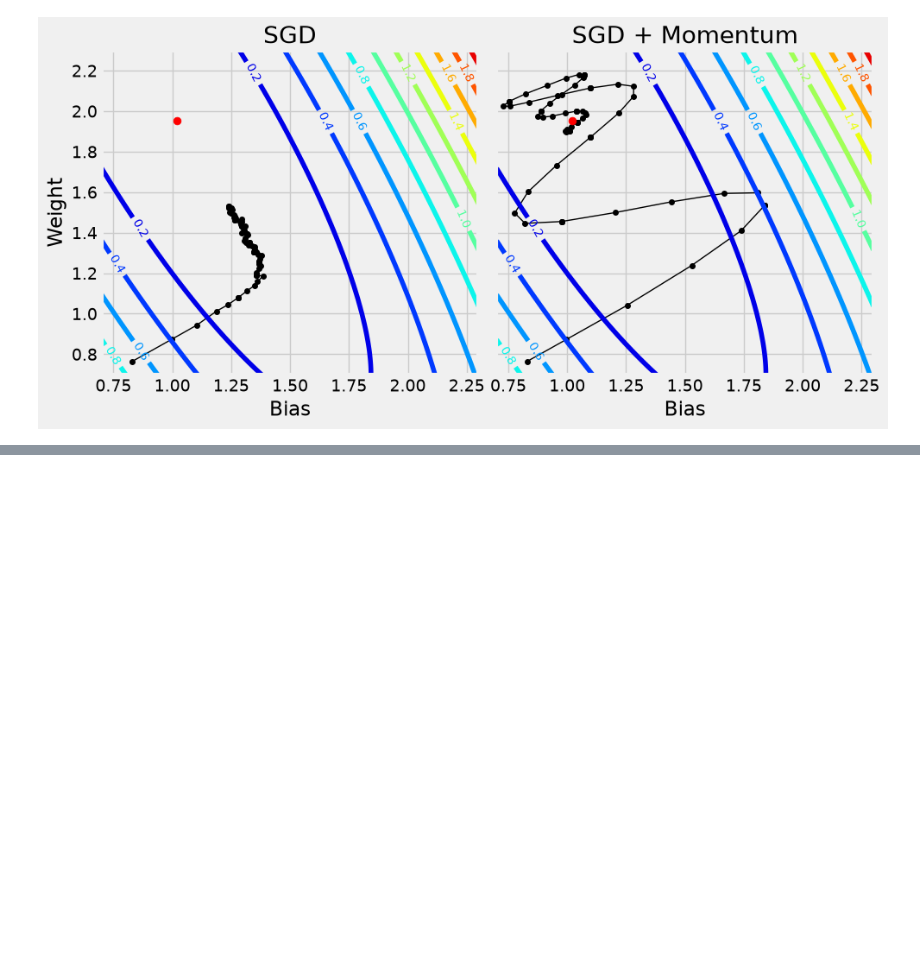
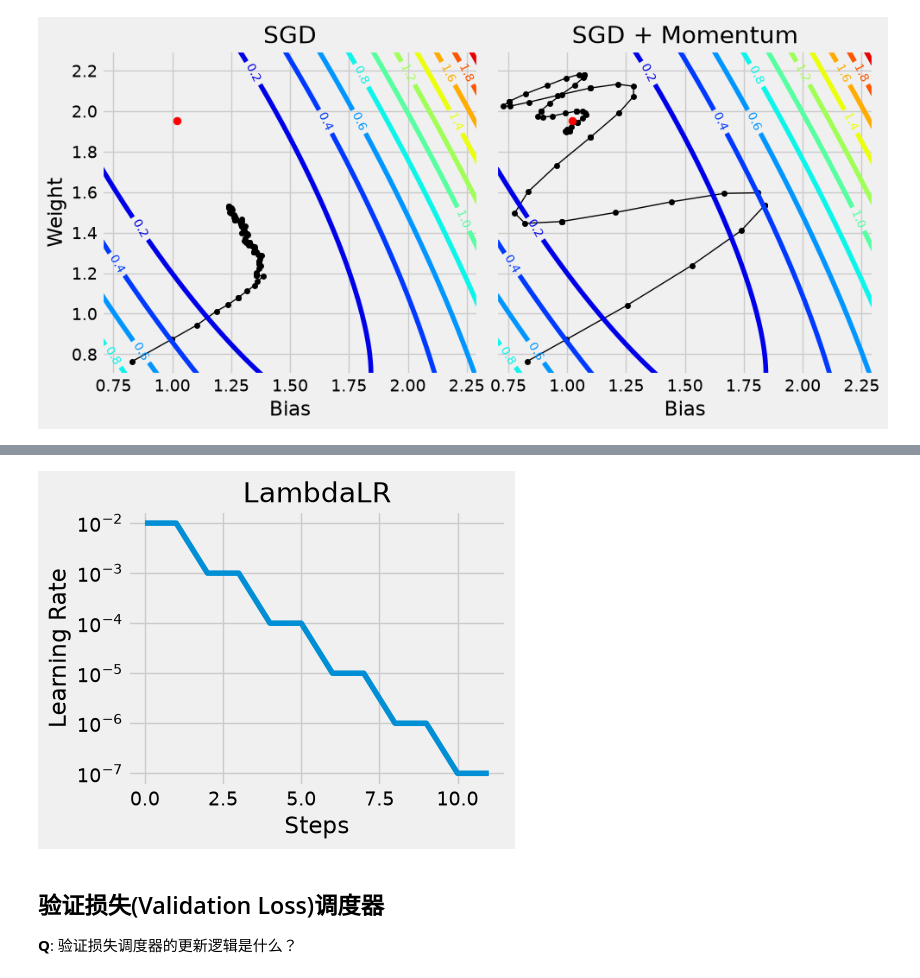
Before and after one commit to jhonprice/PyTorchStepByStep, a Jupyter notebook: runtest/ch06.ipynb, the cells around one changed output, grey strips where cells are left out. Saved outputs shown, nothing was run; the diff lists cells and outputs as text; code cells hidden in the pictures; blank space fills up the shorter version.

```diff
--- a/runtest/ch06.ipynb
+++ b/runtest/ch06.ipynb
@@ -1329,0 +1376,5 @@ fig = plot_paths(results, b, w, bs, ws, all_losses)
+# %%
+# Step调度器的创建
+
+dummy_optimizer = optim.SGD([nn.Parameter(torch.randn(1))], lr=0.01)
+dummy_scheduler = StepLR(dummy_optimizer, step_size=2, gamma=0.1)
@@ -1329,0 +1402,14 @@ fig = plot_paths(results, b, w, bs, ws, all_losses)
+# %%
+dummy_optimizer = optim.SGD([nn.Parameter(torch.randn(1))], lr=0.01)
+dummy_scheduler = LambdaLR(dummy_optimizer, lr_lambda=lambda epoch: 0.1 ** (epoch//2))
+
+# 等价于如下代码
+# dummy_scheduler = StepLR(dummy_optimizer, step_size=2, gamma=0.1)
+# %%
+fig = plot_scheduler(dummy_optimizer, dummy_scheduler)
+# %% [output]
+[figure, added]
+# %% [markdown]
+## 验证损失(Validation Loss)调度器
+
+**Q**: 验证损失调度器的更新逻辑是什么？
```
Also changed, not shown: parts of 35 cells of this notebook.
